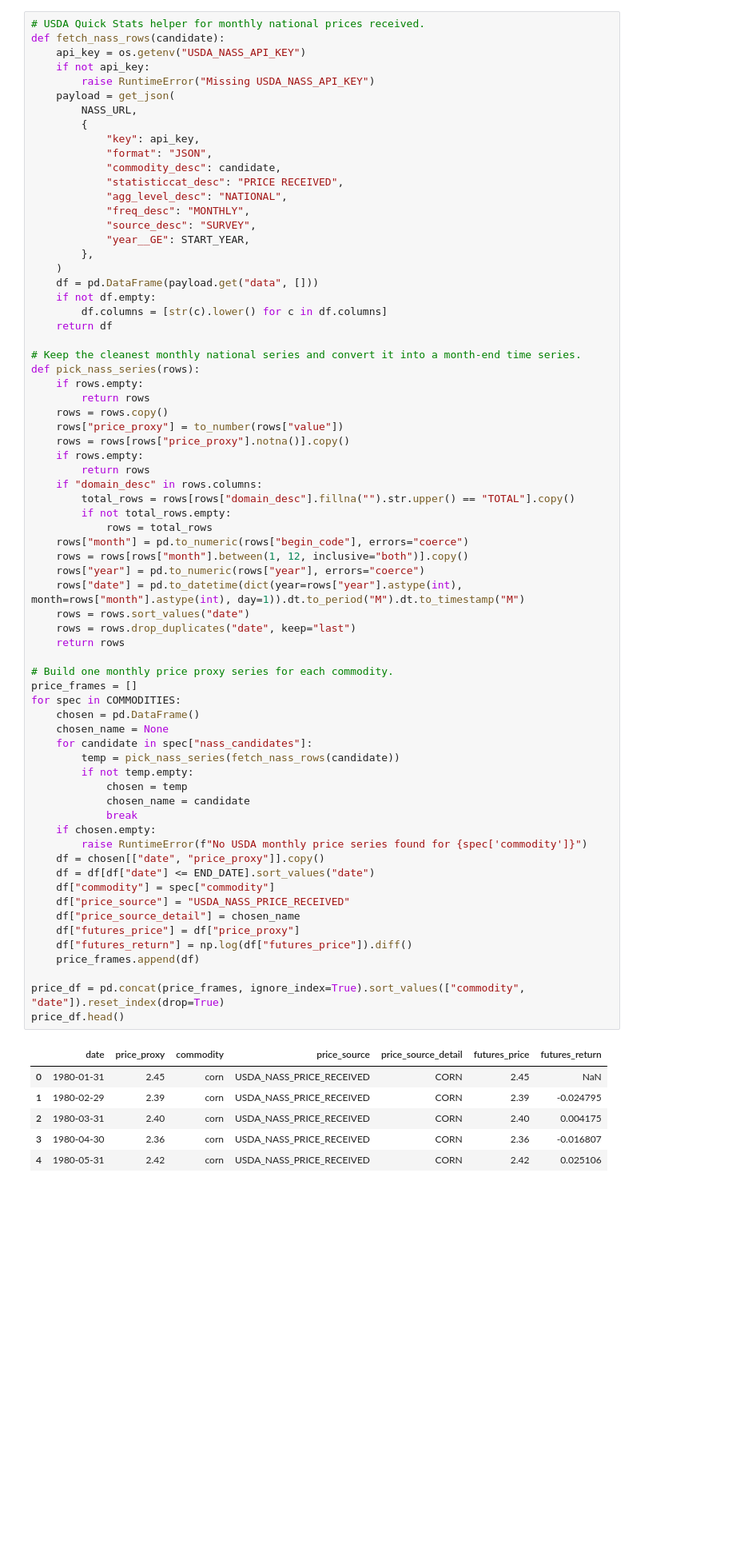
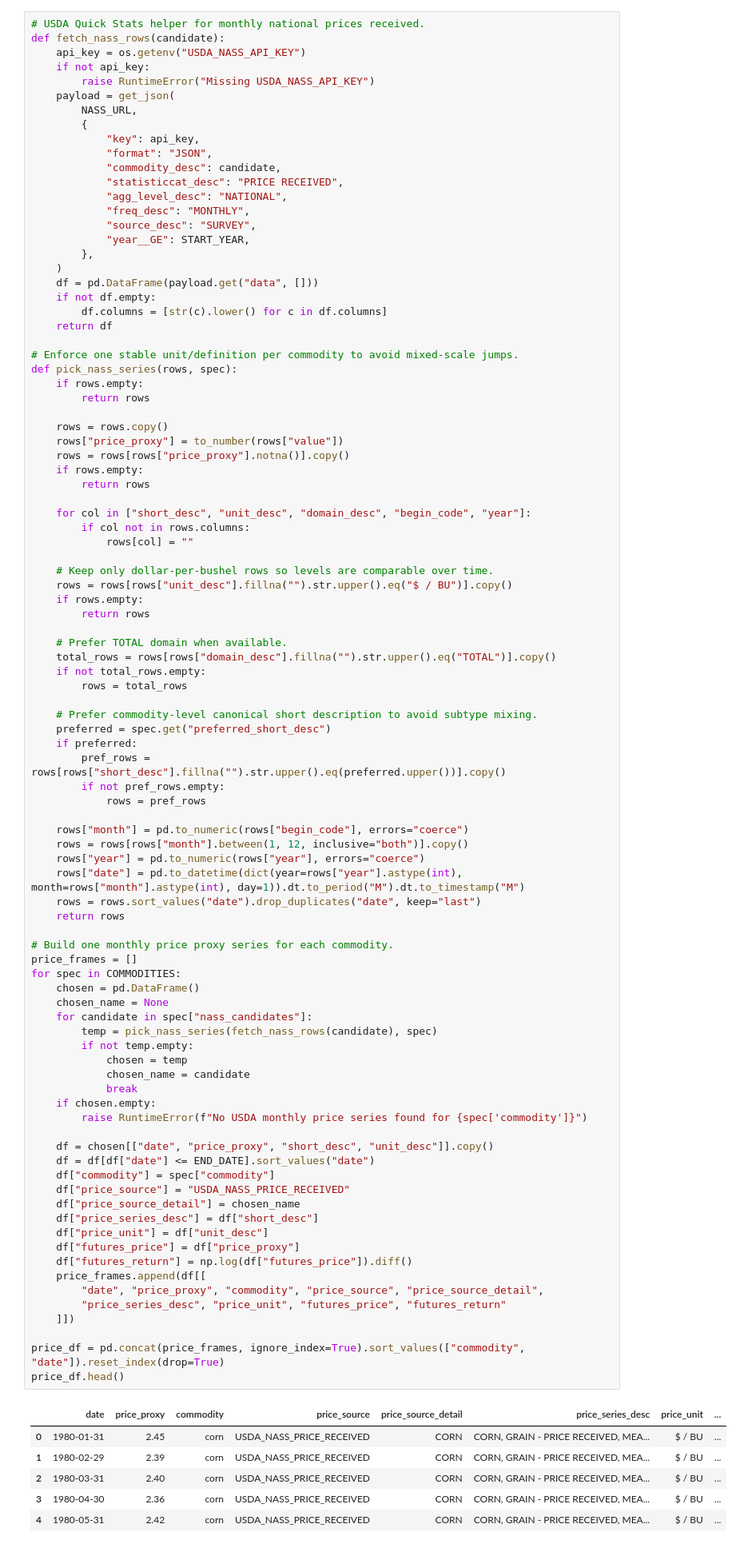
Before and after one commit to SankeerthR1/EAS508-Statistics, a Jupyter notebook: scripts/monthly_pipeline.ipynb, the cells around one changed output. Shown at 80% size. Drawn from its saved outputs; the diff is of its cells as text; blank space fills up the shorter version.

```diff
--- a/scripts/monthly_pipeline.ipynb
+++ b/scripts/monthly_pipeline.ipynb
@@ -171,58 +186,82 @@ def fetch_nass_rows(candidate):
         df.columns = [str(c).lower() for c in df.columns]
     return df
 
-# Keep the cleanest monthly national series and convert it into a month-end time series.
-def pick_nass_series(rows):
+# Enforce one stable unit/definition per commodity to avoid mixed-scale jumps.
+def pick_nass_series(rows, spec):
     if rows.empty:
         return rows
+
     rows = rows.copy()
     rows["price_proxy"] = to_number(rows["value"])
     rows = rows[rows["price_proxy"].notna()].copy()
     if rows.empty:
         return rows
-    if "domain_desc" in rows.columns:
-        total_rows = rows[rows["domain_desc"].fillna("").str.upper() == "TOTAL"].copy()
-        if not total_rows.empty:
-            rows = total_rows
+
+    for col in ["short_desc", "unit_desc", "domain_desc", "begin_code", "year"]:
+        if col not in rows.columns:
+            rows[col] = ""
+
+    # Keep only dollar-per-bushel rows so levels are comparable over time.
+    rows = rows[rows["unit_desc"].fillna("").str.upper().eq("$ / BU")].copy()
+    if rows.empty:
+        return rows
+
+    # Prefer TOTAL domain when available.
+    total_rows = rows[rows["domain_desc"].fillna("").str.upper().eq("TOTAL")].copy()
+    if not total_rows.empty:
+        rows = total_rows
+
+    # Prefer commodity-level canonical short description to avoid subtype mixing.
+    preferred = spec.get("preferred_short_desc")
+    if preferred:
+        pref_rows = rows[rows["short_desc"].fillna("").str.upper().eq(preferred.upper())].copy()
+        if not pref_rows.empty:
+            rows = pref_rows
+
     rows["month"] = pd.to_numeric(rows["begin_code"], errors="coerce")
     rows = rows[rows["month"].between(1, 12, inclusive="both")].copy()
     rows["year"] = pd.to_numeric(rows["year"], errors="coerce")
     rows["date"] = pd.to_datetime(dict(year=rows["year"].astype(int), month=rows["month"].astype(int), day=1)).dt.to_period("M").dt.to_timestamp("M")
-    rows = rows.sort_values("date")
-    rows = rows.drop_duplicates("date", keep="last")
+    rows = rows.sort_values("date").drop_duplicates("date", keep="last")
     return rows
 
 # Build one monthly price proxy series for each commodity.
 price_frames = []
 for spec in COMMODITIES:
     chosen = pd.DataFrame()
     chosen_name = None
     for candidate in spec["nass_candidates"]:
-        temp = pick_nass_series(fetch_nass_rows(candidate))
+        temp = pick_nass_series(fetch_nass_rows(candidate), spec)
         if not temp.empty:
             chosen = temp
             chosen_name = candidate
             break
     if chosen.empty:
         raise RuntimeError(f"No USDA monthly price series found for {spec['commodity']}")
-    df = chosen[["date", "price_proxy"]].copy()
+
+    df = chosen[["date", "price_proxy", "short_desc", "unit_desc"]].copy()
     df = df[df["date"] <= END_DATE].sort_values("date")
     df["commodity"] = spec["commodity"]
     df["price_source"] = "USDA_NASS_PRICE_RECEIVED"
     df["price_source_detail"] = chosen_name
+    df["price_series_desc"] = df["short_desc"]
+    df["price_unit"] = df["unit_desc"]
     df["futures_price"] = df["price_proxy"]
     df["futures_return"] = np.log(df["futures_price"]).diff()
-    price_frames.append(df)
+    price_frames.append(df[[
+        "date", "price_proxy", "commodity", "price_source", "price_source_detail",
+        "price_series_desc", "price_unit", "futures_price", "futures_return"
+    ]])
 
 price_df = pd.concat(price_frames, ignore_index=True).sort_values(["commodity", "date"]).reset_index(drop=True)
 price_df.head()
 # %% [output]
-|  | date | price_proxy | commodity | price_source | price_source_detail | futures_price | futures_return |
-| 0 | 1980-01-31 | 2.45 | corn | USDA_NASS_PRICE_RECEIVED | CORN | 2.45 | NaN |
-| 1 | 1980-02-29 | 2.39 | corn | USDA_NASS_PRICE_RECEIVED | CORN | 2.39 | -0.024795 |
-| 2 | 1980-03-31 | 2.40 | corn | USDA_NASS_PRICE_RECEIVED | CORN | 2.40 | 0.004175 |
-| 3 | 1980-04-30 | 2.36 | corn | USDA_NASS_PRICE_RECEIVED | CORN | 2.36 | -0.016807 |
-| 4 | 1980-05-31 | 2.42 | corn | USDA_NASS_PRICE_RECEIVED | CORN | 2.42 | 0.025106 |
+|  | date | price_proxy | commodity | price_source | price_source_detail | price_series_desc | price_unit | ... |
+| 0 | 1980-01-31 | 2.45 | corn | USDA_NASS_PRICE_RECEIVED | CORN | CORN, GRAIN - PRICE RECEIVED, MEA... | $ / BU | ... |
+| 1 | 1980-02-29 | 2.39 | corn | USDA_NASS_PRICE_RECEIVED | CORN | CORN, GRAIN - PRICE RECEIVED, MEA... | $ / BU | ... |
+| 2 | 1980-03-31 | 2.40 | corn | USDA_NASS_PRICE_RECEIVED | CORN | CORN, GRAIN - PRICE RECEIVED, MEA... | $ / BU | ... |
+| 3 | 1980-04-30 | 2.36 | corn | USDA_NASS_PRICE_RECEIVED | CORN | CORN, GRAIN - PRICE RECEIVED, MEA... | $ / BU | ... |
+| 4 | 1980-05-31 | 2.42 | corn | USDA_NASS_PRICE_RECEIVED | CORN | CORN, GRAIN - PRICE RECEIVED, MEA... | $ / BU | ... |
 # %%
 # ENSO ONI: reuse the same ASCII source and parsing approach as monthly_pipeline.ipynb.
 def fetch_oni():
```
Also changed, not shown: parts of 2 cells of this notebook, 7 other files.
